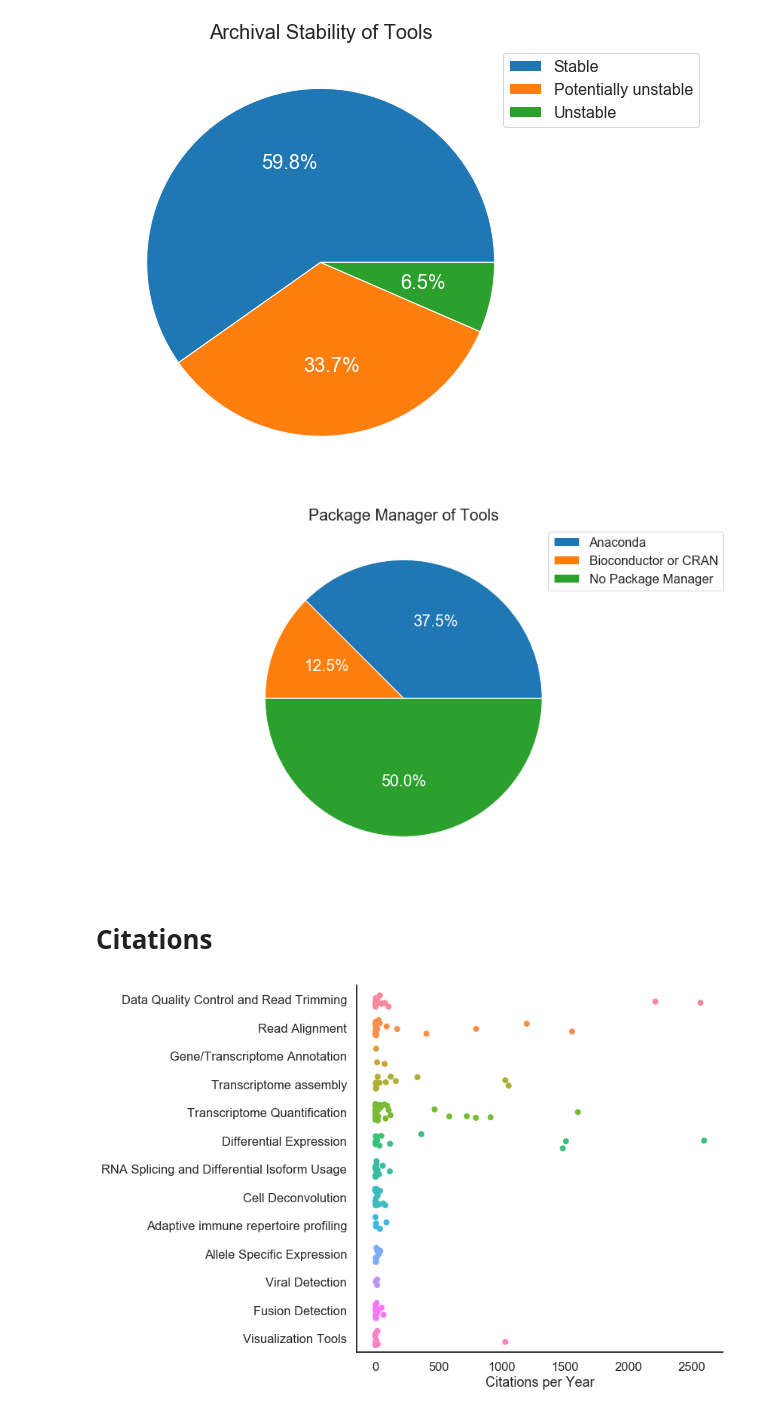
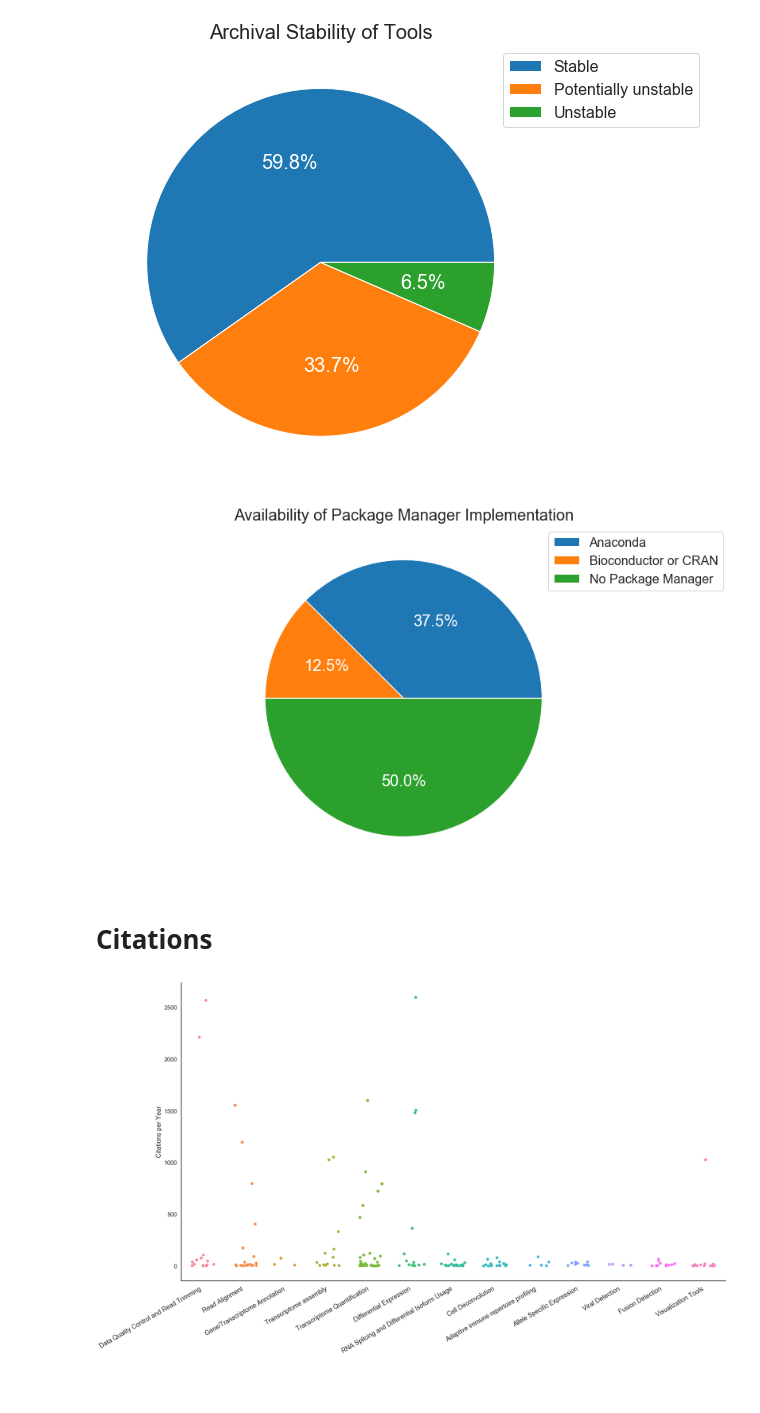
Before and after one commit to LizChang/RNA_seq_figures, a Jupyter notebook: notebooks/RNA_Seq_table.ipynb, the cells around one changed output. Saved outputs shown, nothing was run; the diff lists cells and outputs as text; code cells hidden in the pictures; blank space fills up the shorter version.

```diff
--- a/notebooks/RNA_Seq_table.ipynb
+++ b/notebooks/RNA_Seq_table.ipynb
@@ -410,33 +410,34 @@ plot = manager.plot.pie(subplots=True, figsize=(8,8), autopct='%1.1f%%', textpro
                               fontsize = 20)
 plt.legend(loc='best', bbox_to_anchor=(.9, 1),fontsize = 16)
 plt.ylabel("", color = "black")
-plt.title("Package Manager of Tools", fontsize = 20)
+plt.title("Availability of Package Manager Implementation", fontsize = 20)
 plt.savefig('../figures/figure7f.png',bbox_inches='tight')
 # %% [output]
-[figure, old version]
+[figure, new version]
 # %% [markdown]
 # Citations
 # %%
 citation=pd.read_csv('../data/citation.csv')
-plt.figure(figsize=(12,8))
+plt.figure(figsize=(25,15))
 
 sns.set_style('white')
 sns.set_context('talk')
 
 
-ax = sns.stripplot(data = citation, y = 'category', x = 'citation_per_year',
+ax = sns.stripplot(data = citation, x = 'category', y = 'citation_per_year',
                    order=['Data Quality Control and Read Trimming','Read Alignment','Gene/Transcriptome Annotation',
                           'Transcriptome assembly','Transcriptome Quantification','Differential Expression',
                           'RNA Splicing and Differential Isoform Usage','Cell Deconvolution',
                           'Adaptive immune repertoire profiling','Allele Specific Expression',
                           'Viral Detection','Fusion Detection','Visualization Tools'],
                    size=8, jitter=.3)
 
-
-ax.set(xlabel = 'Citations per Year', ylabel = "")
+labels = ax.get_xticklabels()
+ax.set_xticklabels(labels, rotation=30, ha="right", fontsize=18)
+ax.set(xlabel = '', ylabel = "Citations per Year")
 plt.tight_layout()
 sns.despine()
 
 plt.savefig('../figures/citation.png', bbox_inches='tight', pad_inches=.5)
 # %% [output]
-[figure, old version]
+[figure, new version]
```
Also changed, not shown: parts of 6 cells of this notebook, 10 other files.
